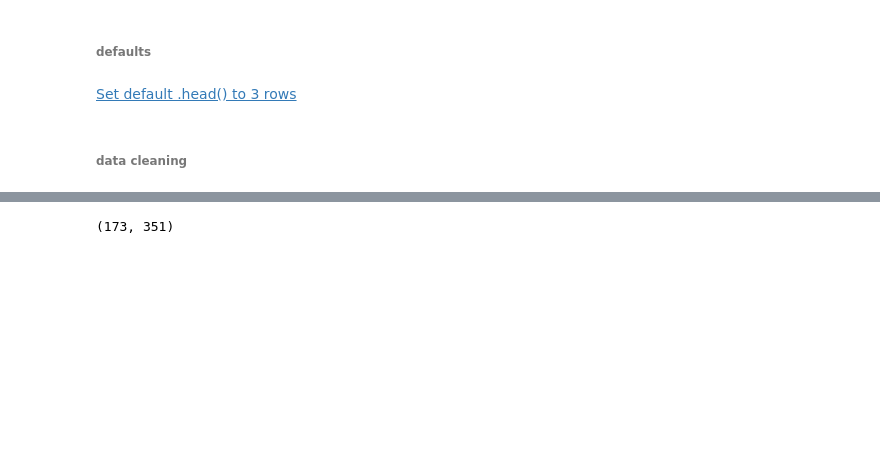
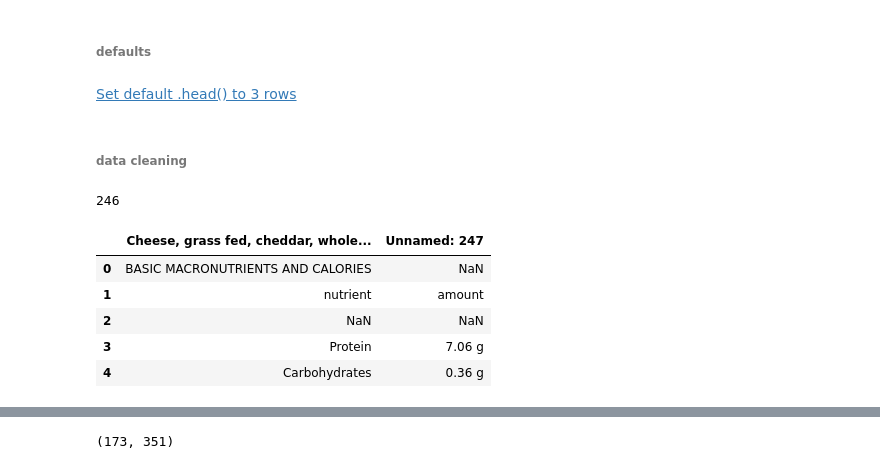
Before and after one commit to wcmohr/Nutrition, a Jupyter notebook: whfoods.ipynb, the cells around one changed output, grey strips where cells are left out. Drawn from its saved outputs; the diff is of its cells as text; code cells hidden in the pictures; blank space fills up the shorter version.

```diff
--- a/whfoods.ipynb
+++ b/whfoods.ipynb
@@ -17,3 +18,17 @@ pd.DataFrame.head = partialmethod(pd.DataFrame.head, n=3)
 ###### data cleaning
 # %%
 whfoods = pd.read_csv('./Data/whfoods.csv')
+# %%
+np.where(whfoods.columns.values=='Cheese, grass fed, cheddar, whole milk')[0][0]
+# %% [output]
+246
+# %%
+whfoods.iloc[:,np.where(whfoods.columns.values=='Cheese, grass fed, cheddar, whole milk')[0][0]:np.where(whfoods.columns.values=='Cheese, grass fed, cheddar, whole milk')[0][0]+2
+            ].head(n = 5)
+# %% [output]
+|  | Cheese, grass fed, cheddar, whole... | Unnamed: 247 |
+| 0 | BASIC MACRONUTRIENTS AND CALORIES | NaN |
+| 1 | nutrient | amount |
+| 2 | NaN | NaN |
+| 3 | Protein | 7.06 g |
+| 4 | Carbohydrates | 0.36 g |
```
Also changed, not shown: parts of 34 cells of this notebook, 4 other files.
